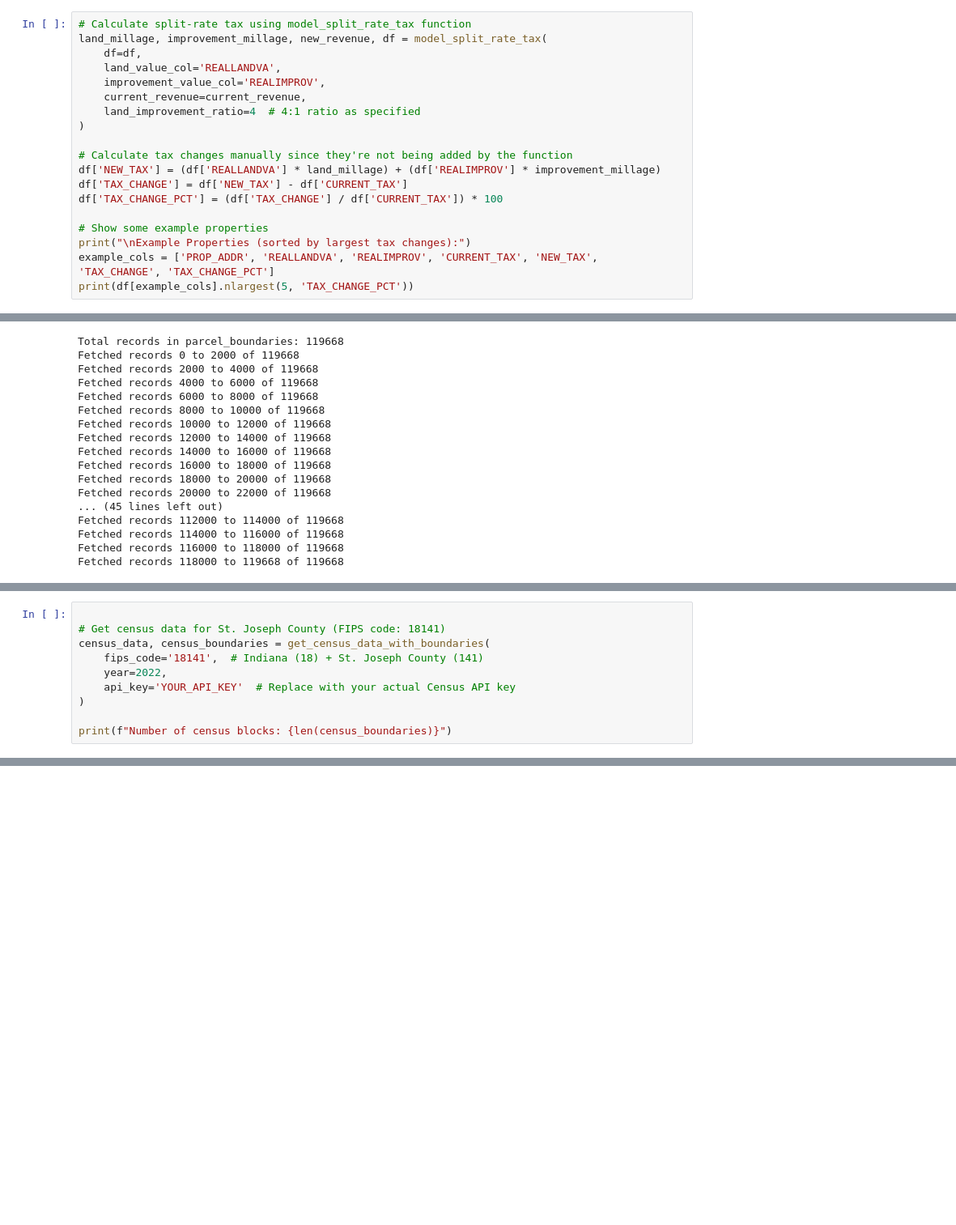
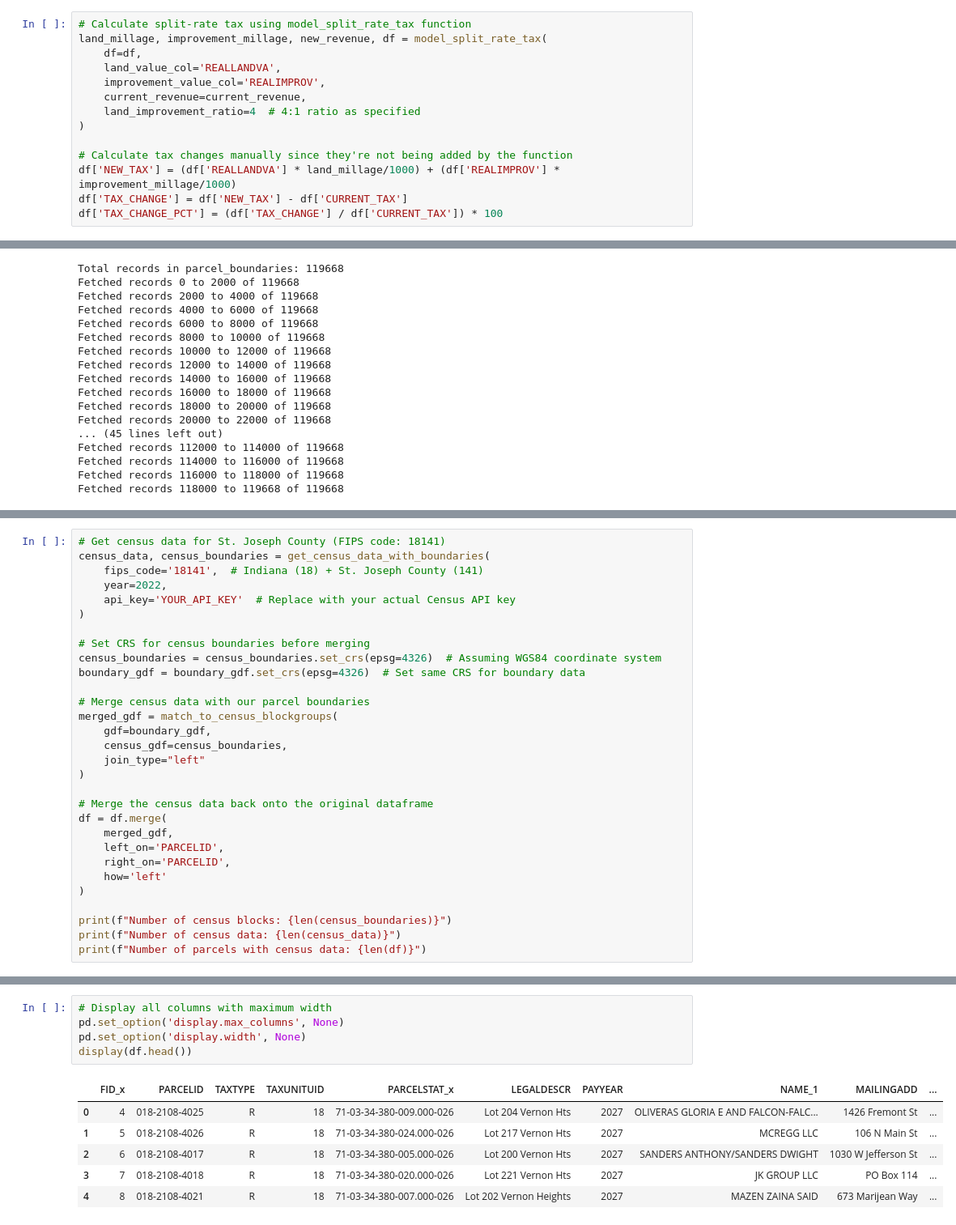
Before and after one commit to wclark/LVTShift, a Jupyter notebook: examples/southbend.ipynb, the cells around one changed output, grey strips where cells are left out. Shown: that part at 81% size. Cells and saved outputs as stored; diff of their text form; blank space fills up the shorter version.

```diff
--- a/examples/southbend.ipynb
+++ b/examples/southbend.ipynb
@@ -59,14 +59,9 @@ land_millage, improvement_millage, new_revenue, df = model_split_rate_tax(
 )
 
 # Calculate tax changes manually since they're not being added by the function
-df['NEW_TAX'] = (df['REALLANDVA'] * land_millage) + (df['REALIMPROV'] * improvement_millage)
+df['NEW_TAX'] = (df['REALLANDVA'] * land_millage/1000) + (df['REALIMPROV'] * improvement_millage/1000)
 df['TAX_CHANGE'] = df['NEW_TAX'] - df['CURRENT_TAX']
 df['TAX_CHANGE_PCT'] = (df['TAX_CHANGE'] / df['CURRENT_TAX']) * 100
-
-# Show some example properties
-print("\nExample Properties (sorted by largest tax changes):")
-example_cols = ['PROP_ADDR', 'REALLANDVA', 'REALIMPROV', 'CURRENT_TAX', 'NEW_TAX', 'TAX_CHANGE', 'TAX_CHANGE_PCT']
-print(df[example_cols].nlargest(5, 'TAX_CHANGE_PCT'))
 # %% [output]
 Split-rate tax model (Land:Improvement = 4:1)
 Land millage rate: 8.9674
@@ -240,7 +252,6 @@ print(f"\nMerged data has {len(merged_gdf)} parcels")
 
 Merged data has 64655 parcels
 # %%
-
 # Get census data for St. Joseph County (FIPS code: 18141)
 census_data, census_boundaries = get_census_data_with_boundaries(
     fips_code='18141',  # Indiana (18) + St. Joseph County (141)
@@ -248,4 +259,25 @@ census_data, census_boundaries = get_census_data_with_boundaries(
     api_key='YOUR_API_KEY'  # Replace with your actual Census API key
 )
 
+# Set CRS for census boundaries before merging
+census_boundaries = census_boundaries.set_crs(epsg=4326)  # Assuming WGS84 coordinate system
+boundary_gdf = boundary_gdf.set_crs(epsg=4326)  # Set same CRS for boundary data
+
+# Merge census data with our parcel boundaries
+merged_gdf = match_to_census_blockgroups(
+    gdf=boundary_gdf,
+    census_gdf=census_boundaries,
+    join_type="left"
+)
+
+# Merge the census data back onto the original dataframe
+df = df.merge(
+    merged_gdf,
+    left_on='PARCELID',
+    right_on='PARCELID',
+    how='left'
+)
+
 print(f"Number of census blocks: {len(census_boundaries)}")
+print(f"Number of census data: {len(census_data)}")
+print(f"Number of parcels with census data: {len(df)}")
@@ -251,0 +295,12 @@ print(f"Number of census blocks: {len(census_boundaries)}")
+# %%
+# Display all columns with maximum width
+pd.set_option('display.max_columns', None)
+pd.set_option('display.width', None)
+display(df.head())
+# %% [output]
+|  | FID_x | PARCELID | TAXTYPE | TAXUNITUID | PARCELSTAT_x | LEGALDESCR | PAYYEAR | NAME_1 | MAILINGADD | ... |
+| 0 | 4 | 018-2108-4025 | R | 18 | 71-03-34-380-009.000-026 | Lot 204 Vernon Hts | 2027 | OLIVERAS GLORIA E AND FALCON-FALC... | 1426 Fremont St | ... |
+| 1 | 5 | 018-2108-4026 | R | 18 | 71-03-34-380-024.000-026 | Lot 217 Vernon Hts | 2027 | MCREGG LLC | 106 N Main St | ... |
+| 2 | 6 | 018-2108-4017 | R | 18 | 71-03-34-380-005.000-026 | Lot 200 Vernon Hts | 2027 | SANDERS ANTHONY/SANDERS DWIGHT | 1030 W Jefferson St | ... |
+| 3 | 7 | 018-2108-4018 | R | 18 | 71-03-34-380-020.000-026 | Lot 221 Vernon Hts | 2027 | JK GROUP LLC | PO Box 114 | ... |
+| 4 | 8 | 018-2108-4021 | R | 18 | 71-03-34-380-007.000-026 | Lot 202 Vernon Heights | 2027 | MAZEN ZAINA SAID | 673 Marijean Way | ... |
```
Also changed, not shown: parts of 10 cells of this notebook, 1 other file.
